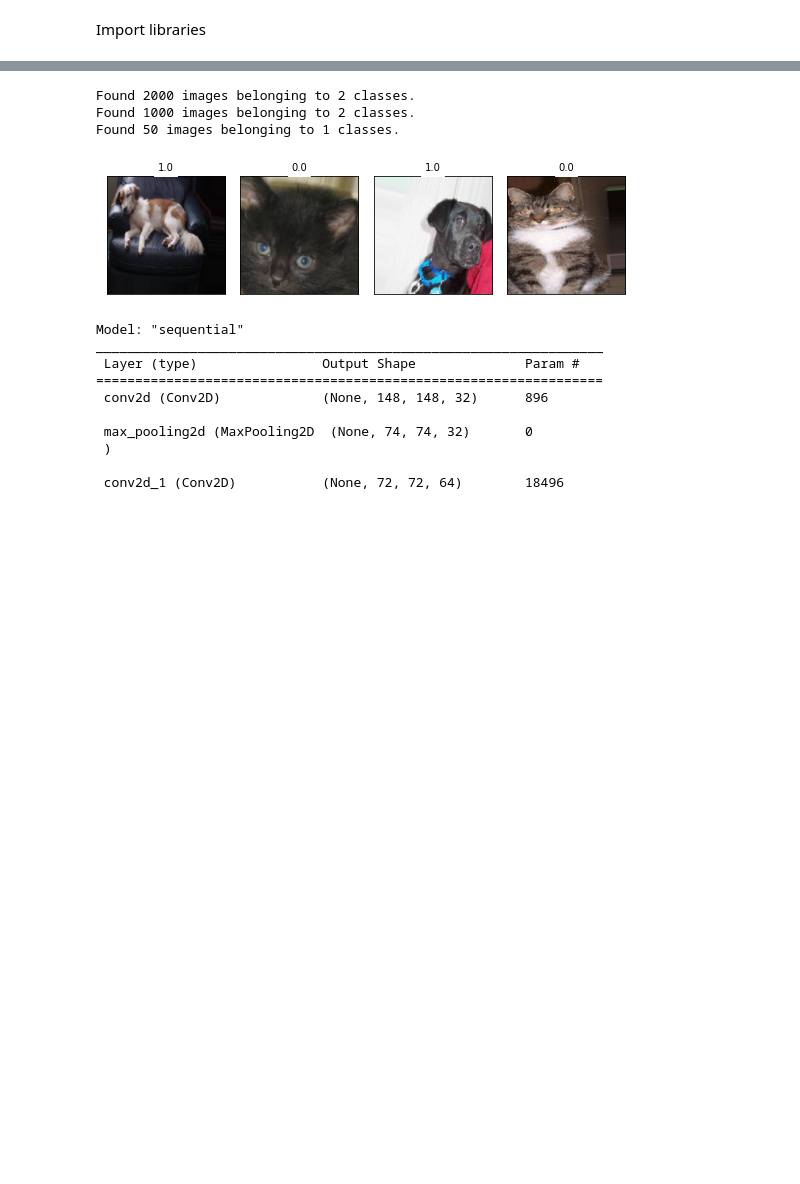
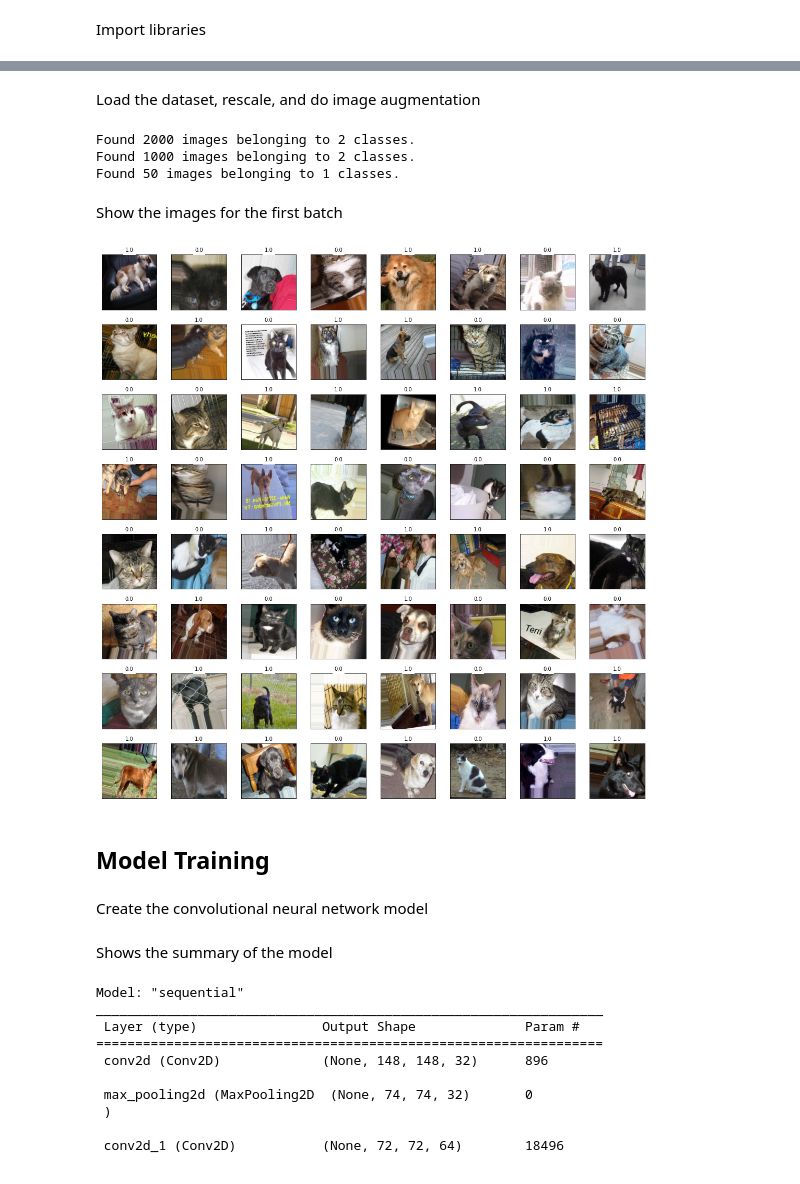
Before and after one commit to trizkynoviandy/cats_and_dogs_prediction, a Jupyter notebook: cats_and_dogs.ipynb, the cells around one changed output, grey strips where cells are left out. Drawn from its saved outputs; the diff is of its cells as text; code cells hidden in the pictures; blank space fills up the shorter version.

```diff
--- a/cats_and_dogs.ipynb
+++ b/cats_and_dogs.ipynb
@@ -17,6 +19,8 @@ from tensorflow import keras
 seed = 42
 tf.random.set_seed(seed)
 np.random.seed(seed)
+# %% [markdown]
+Load the dataset, rescale, and do image augmentation
 # %%
 image_generator = ImageDataGenerator(rescale=1/255,
                                      horizontal_flip=True,
@@ -46,18 +50,24 @@ testing_set = image_generator.flow_from_directory(batch_size=128,
 Found 2000 images belonging to 2 classes.
 Found 1000 images belonging to 2 classes.
 Found 50 images belonging to 1 classes.
+# %% [markdown]
+Show the images for the first batch
 # %%
 fig = plt.figure(figsize=(15, 15))
 
 batch_1_img = training_set[0]
-for i in range(4):
+for i in range(64):
     digit = batch_1_img[0][i]
     label = batch_1_img[1][i]
     #digit_image = digit.reshape(28, 28)
     ax = fig.add_subplot(8, 8, i + 1, xticks=[], yticks=[])
     ax.imshow(digit, cmap=plt.cm.binary)
     ax.set_title(str(label), backgroundcolor='white', fontsize=10)
 plt.tight_layout()
 # %% [output]
-[figure, old version]
+[figure, new version]
+# %% [markdown]
+## Model Training
+# %% [markdown]
+Create the convolutional neural network model
 # %%
@@ -91,3 +90,5 @@ model.compile(optimizer='adam',
+# %% [markdown]
+Shows the summary of the model
 # %%
 model.summary()
 # %% [output]
```
Also changed, not shown: parts of 9 cells of this notebook.
